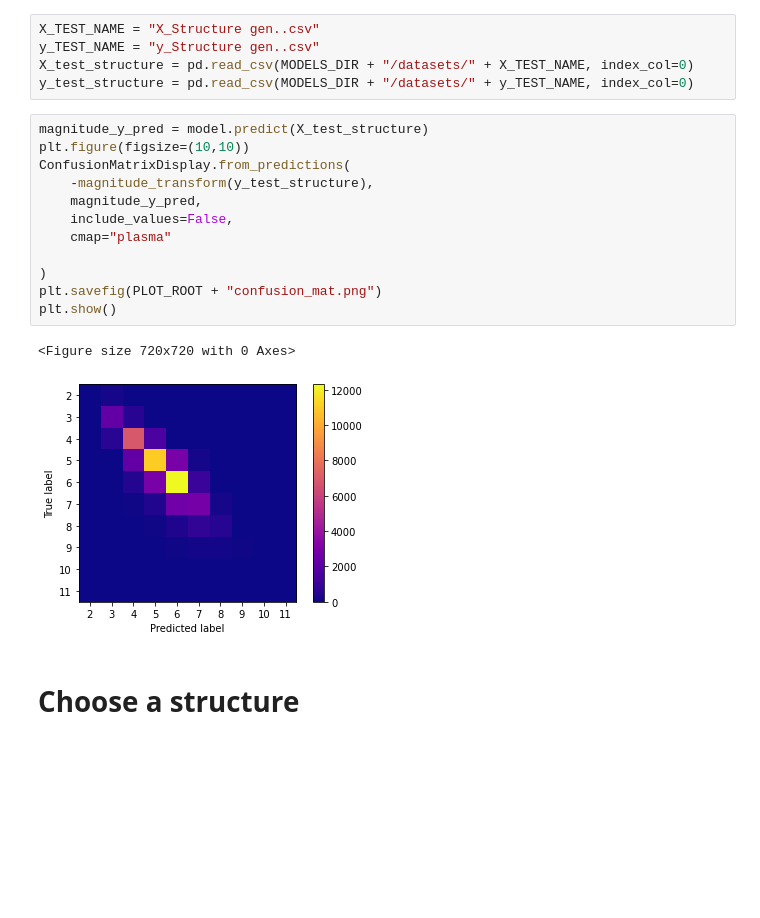
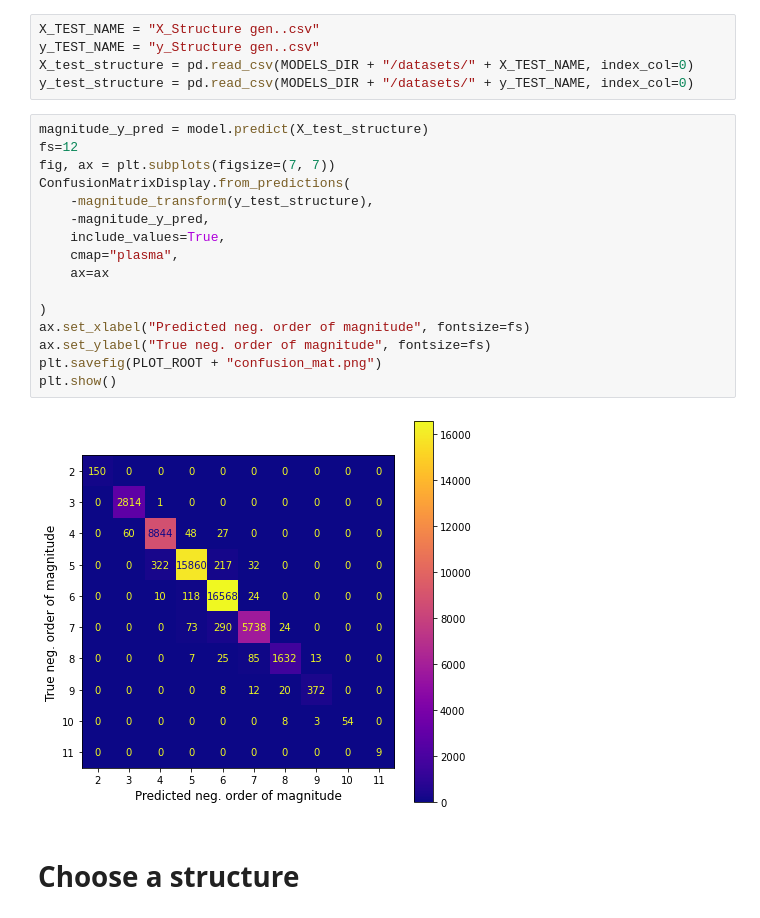
Before and after one commit to CS-433/ml-project-2-aiidalearn, a Jupyter notebook: code/model_analysis/classification_decision_boundaries.ipynb, the cells around one changed output. Cells and saved outputs as stored; diff of their text form; blank space fills up the shorter version.

```diff
--- a/code/model_analysis/classification_decision_boundaries.ipynb
+++ b/code/model_analysis/classification_decision_boundaries.ipynb
@@ -77,19 +77,22 @@ X_test_structure = pd.read_csv(MODELS_DIR + "/datasets/" + X_TEST_NAME, index_co
 y_test_structure = pd.read_csv(MODELS_DIR + "/datasets/" + y_TEST_NAME, index_col=0)
 # %%
 magnitude_y_pred = model.predict(X_test_structure)
-plt.figure(figsize=(10,10))
+fs=12
+fig, ax = plt.subplots(figsize=(7, 7))
 ConfusionMatrixDisplay.from_predictions(
     -magnitude_transform(y_test_structure),
-    magnitude_y_pred,
-    include_values=False,
-    cmap="plasma"
+    -magnitude_y_pred,
+    include_values=True,
+    cmap="plasma",
+    ax=ax
 
 )
+ax.set_xlabel("Predicted neg. order of magnitude", fontsize=fs)
+ax.set_ylabel("True neg. order of magnitude", fontsize=fs)
 plt.savefig(PLOT_ROOT + "confusion_mat.png")
 plt.show()
 # %% [output]
-<Figure size 720x720 with 0 Axes>
-[figure, old version]
+[figure, new version]
 # %% [markdown]
 # Choose a structure
 # %%
```
Also changed, not shown: parts of 6 cells of this notebook.
